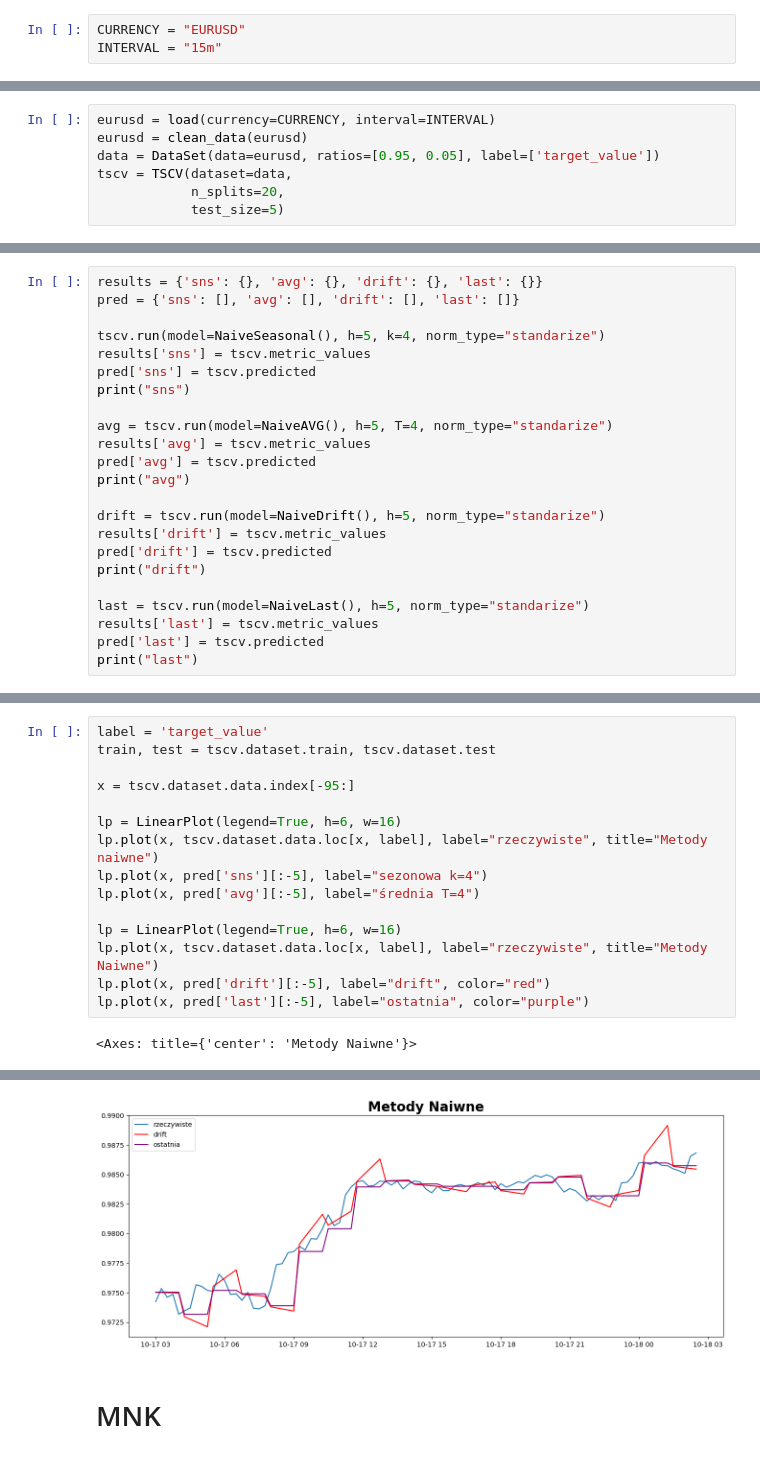
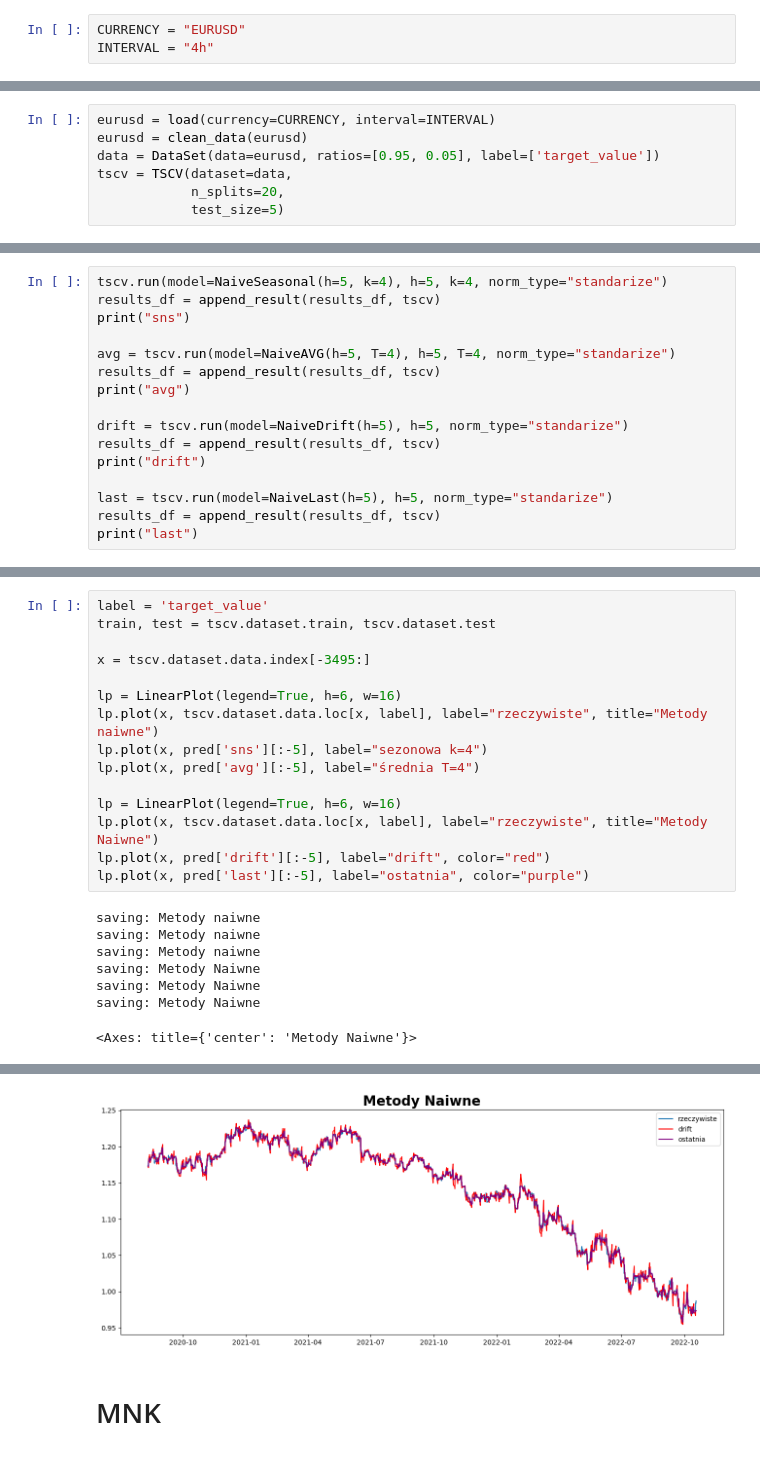
Before and after one commit to sebastiansukiennik01/ForexForecasting, a Jupyter notebook: chapter_3_3.ipynb, the cells around one changed output, grey strips where cells are left out. Cells and saved outputs as stored; diff of their text form.

```diff
--- a/chapter_3_3.ipynb
+++ b/chapter_3_3.ipynb
@@ -20,6 +23,6 @@ pd.set_option("display.max_columns", 50)
 # %%
 CURRENCY = "EURUSD"
-INTERVAL = "15m"
+INTERVAL = "4h"
 # %% [markdown]
 ## Podział na zbiory train, test, validate
 # %%
@@ -38,24 +51,17 @@ tscv = TSCV(dataset=data,
 # %%
-results = {'sns': {}, 'avg': {}, 'drift': {}, 'last': {}}
-pred = {'sns': [], 'avg': [], 'drift': [], 'last': []}
-
-tscv.run(model=NaiveSeasonal(), h=5, k=4, norm_type="standarize")
-results['sns'] = tscv.metric_values
-pred['sns'] = tscv.predicted
+tscv.run(model=NaiveSeasonal(h=5, k=4), h=5, k=4, norm_type="standarize")
+results_df = append_result(results_df, tscv)
 print("sns")
 
-avg = tscv.run(model=NaiveAVG(), h=5, T=4, norm_type="standarize")
-results['avg'] = tscv.metric_values
-pred['avg'] = tscv.predicted
+avg = tscv.run(model=NaiveAVG(h=5, T=4), h=5, T=4, norm_type="standarize")
+results_df = append_result(results_df, tscv)
 print("avg")
 
-drift = tscv.run(model=NaiveDrift(), h=5, norm_type="standarize")
-results['drift'] = tscv.metric_values
-pred['drift'] = tscv.predicted
+drift = tscv.run(model=NaiveDrift(h=5), h=5, norm_type="standarize")
+results_df = append_result(results_df, tscv)
 print("drift")
 
-last = tscv.run(model=NaiveLast(), h=5, norm_type="standarize")
-results['last'] = tscv.metric_values
-pred['last'] = tscv.predicted
+last = tscv.run(model=NaiveLast(h=5), h=5, norm_type="standarize")
+results_df = append_result(results_df, tscv)
 print("last")
 # %% [output]
@@ -75,7 +94,7 @@ pd.DataFrame().from_dict(results).transpose().applymap(round, ndigits=5)
 label = 'target_value'
 train, test = tscv.dataset.train, tscv.dataset.test
 
-x = tscv.dataset.data.index[-95:]
+x = tscv.dataset.data.index[-3495:]
 
 lp = LinearPlot(legend=True, h=6, w=16)
 lp.plot(x, tscv.dataset.data.loc[x, label], label="rzeczywiste", title="Metody naiwne")
@@ -87,4 +106,10 @@ lp.plot(x, tscv.dataset.data.loc[x, label], label="rzeczywiste", title="Metody N
 lp.plot(x, pred['drift'][:-5], label="drift", color="red")
 lp.plot(x, pred['last'][:-5], label="ostatnia", color="purple")
 # %% [output]
-<Axes: title={'center': 'Metody Naiwne'}>
+saving: Metody naiwne
+saving: Metody naiwne
+saving: Metody naiwne
+saving: Metody Naiwne
+saving: Metody Naiwne
+saving: Metody Naiwne
+<Axes: title={'center': 'Metody Naiwne'}>
@@ -92,4 +117,4 @@ lp.plot(x, pred['last'][:-5], label="ostatnia", color="purple")
-[figure, old version]
+[figure, new version]
 # %% [markdown]
 # MNK
 # %%
```
Also changed, not shown: parts of 22 cells of this notebook, 8 other files.
